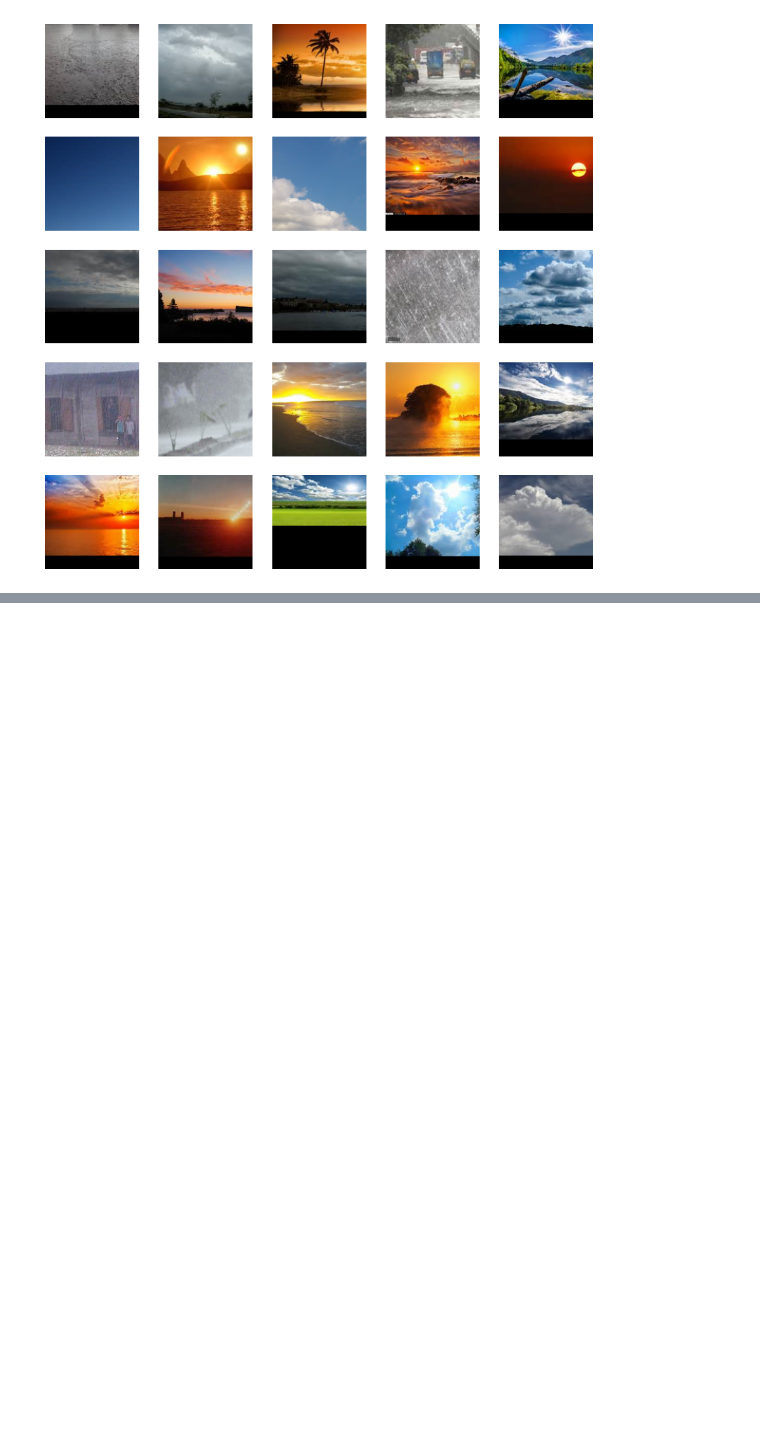
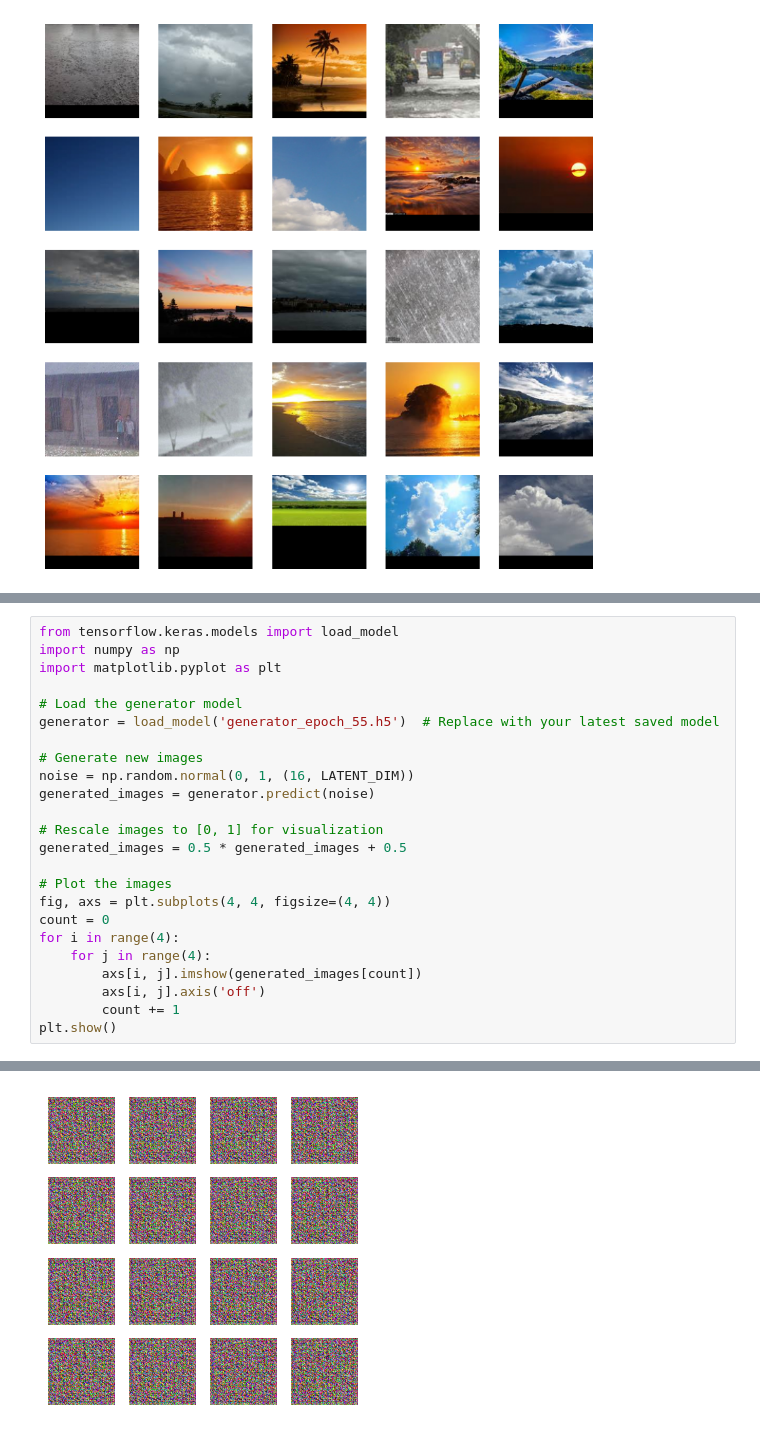
Before and after one commit to arjun1127/GAN_projects, a Jupyter notebook: GAN_weather.ipynb, the cells around one changed output, grey strips where cells are left out. Cells and saved outputs as stored; diff of their text form; blank space fills up the shorter version.

Commit message:
trained model _ till only 55th epoch

```diff
--- a/GAN_weather.ipynb
+++ b/GAN_weather.ipynb
@@ -264,0 +533,25 @@ Model: "functional_1"
+# %%
+from tensorflow.keras.models import load_model
+import numpy as np
+import matplotlib.pyplot as plt
+
+# Load the generator model
+generator = load_model('generator_epoch_55.h5')  # Replace with your latest saved model
+
+# Generate new images
+noise = np.random.normal(0, 1, (16, LATENT_DIM))
+generated_images = generator.predict(noise)
+
+# Rescale images to [0, 1] for visualization
+generated_images = 0.5 * generated_images + 0.5
+
+# Plot the images
+fig, axs = plt.subplots(4, 4, figsize=(4, 4))
+count = 0
+for i in range(4):
+    for j in range(4):
+        axs[i, j].imshow(generated_images[count])
+        axs[i, j].axis('off')
+        count += 1
+plt.show()
+# %% [output]
@@ -264,0 +562 @@ Model: "functional_1"
+[figure, added]
```
Also changed, not shown: parts of 9 cells of this notebook, 3 other files.
